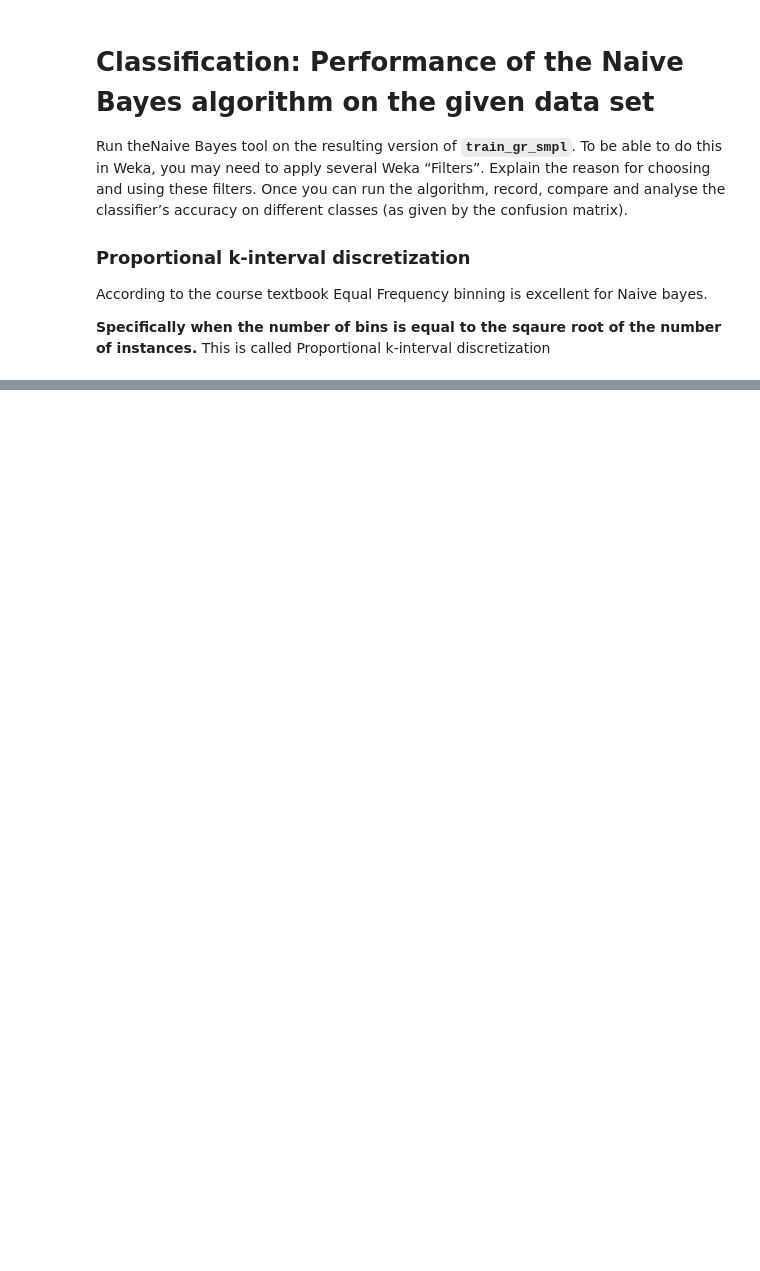
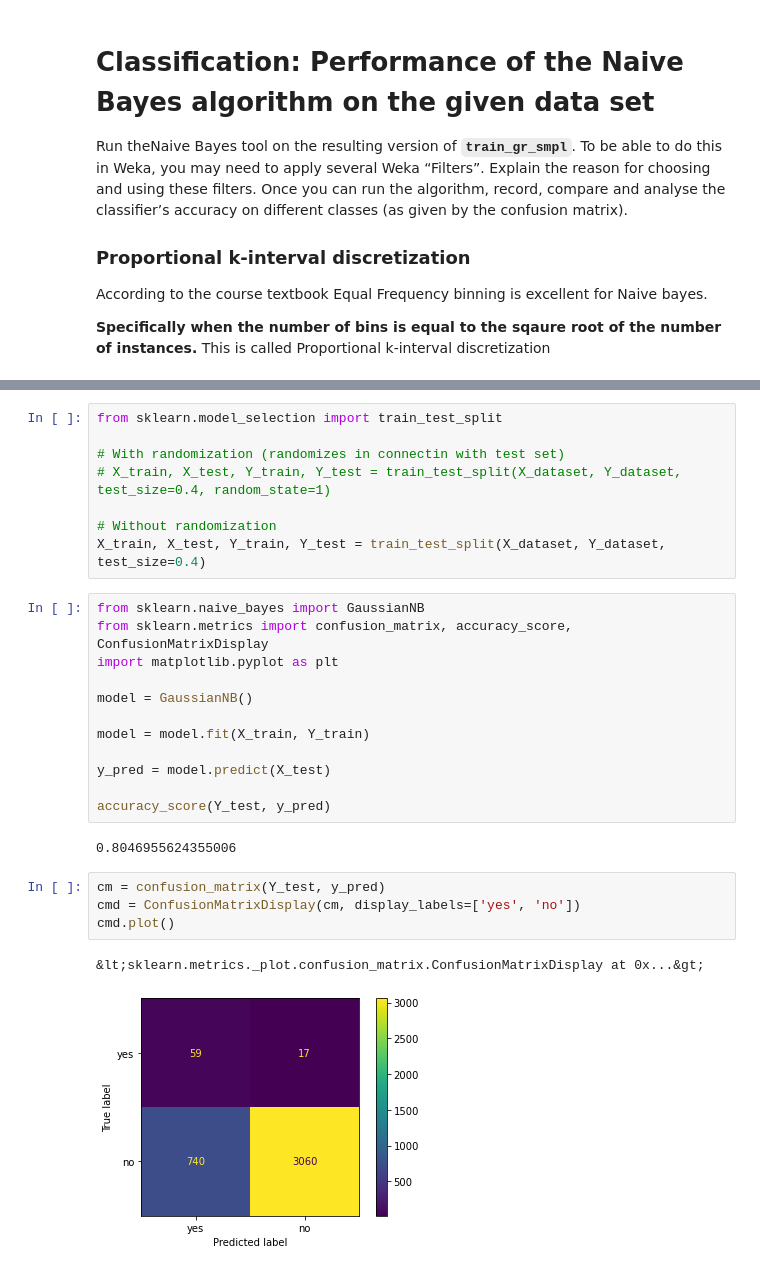
Before and after one commit to friedforfun/Data-Mining-Machine-Learning-CW, a Jupyter notebook: Tasks/Task 3 - Naive Bayse classification performance.ipynb, the cells around one changed output, grey strips where cells are left out. Cells and saved outputs as stored; diff of their text form; blank space fills up the shorter version.

Commit message:
Task 3 - Gaussian Naive Bayse with confusion matrix

```diff
--- a/Tasks/Task 3 - Naive Bayse classification performance.ipynb
+++ b/Tasks/Task 3 - Naive Bayse classification performance.ipynb
@@ -61,0 +50,29 @@ KeyError: 0
+# %%
+from sklearn.model_selection import train_test_split
+
+# With randomization (randomizes in connectin with test set)
+# X_train, X_test, Y_train, Y_test = train_test_split(X_dataset, Y_dataset, test_size=0.4, random_state=1)
+
+# Without randomization
+X_train, X_test, Y_train, Y_test = train_test_split(X_dataset, Y_dataset, test_size=0.4)
+# %%
+from sklearn.naive_bayes import GaussianNB
+from sklearn.metrics import confusion_matrix, accuracy_score, ConfusionMatrixDisplay
+import matplotlib.pyplot as plt
+
+model = GaussianNB()
+
+model = model.fit(X_train, Y_train)
+
+y_pred = model.predict(X_test)
+
+accuracy_score(Y_test, y_pred)
+# %% [output]
+0.8046955624355006
+# %%
+cm = confusion_matrix(Y_test, y_pred)
+cmd = ConfusionMatrixDisplay(cm, display_labels=['yes', 'no'])
+cmd.plot()
+# %% [output]
+&lt;sklearn.metrics._plot.confusion_matrix.ConfusionMatrixDisplay at 0x...&gt;
+[figure, added]
```
Also changed, not shown: parts of 7 cells of this notebook.
